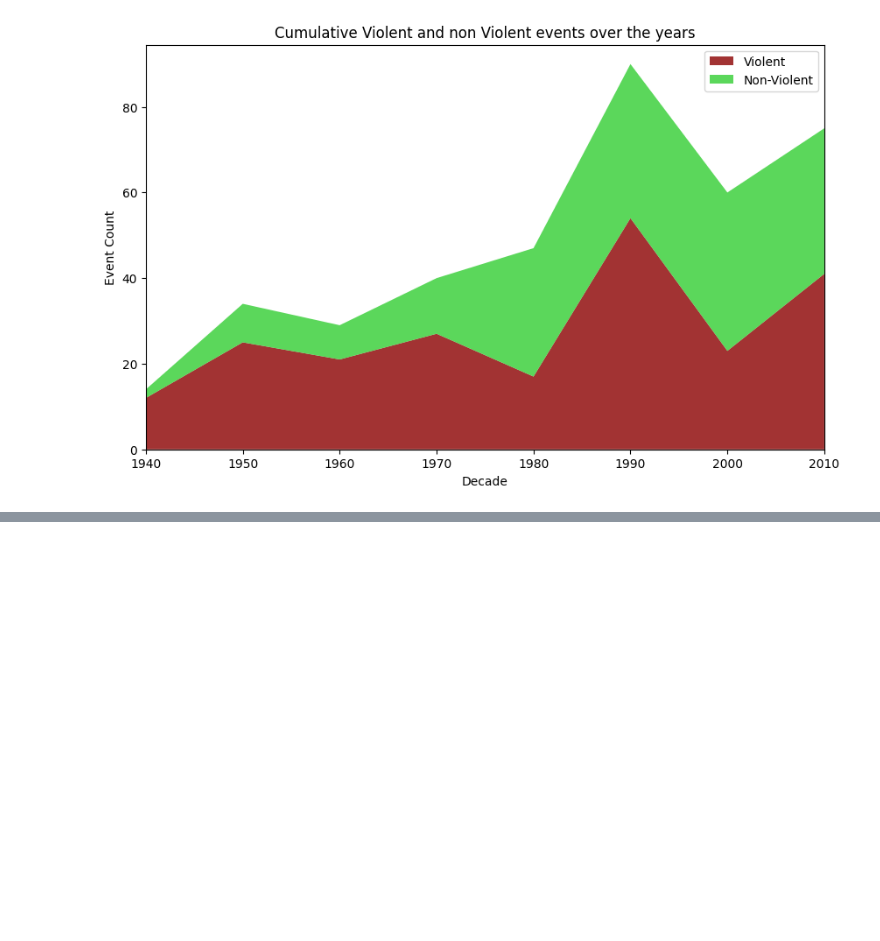
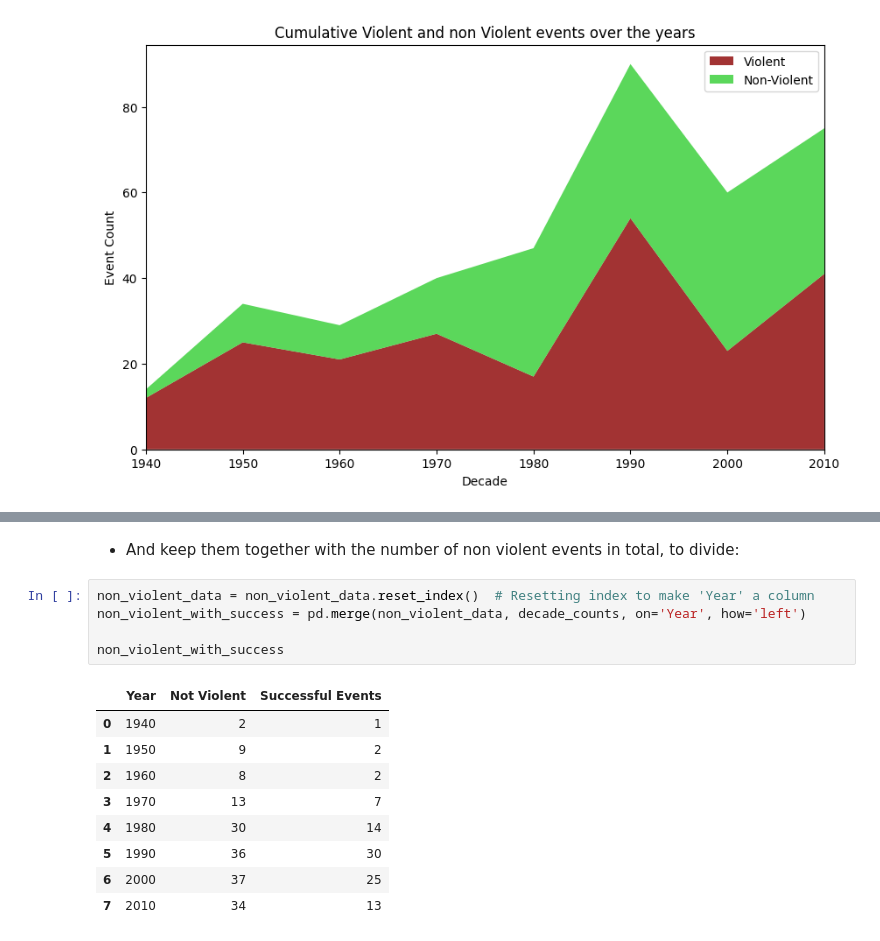
Before and after one commit to Mike-gag/WhyCivilResistanceWorks, a Jupyter notebook: WhyCivilResistanceWorks_gaganis_8200234.ipynb, the cells around one changed output, grey strips where cells are left out. Saved outputs shown, nothing was run; the diff lists cells and outputs as text; blank space fills up the shorter version.

```diff
--- a/WhyCivilResistanceWorks_gaganis_8200234.ipynb
+++ b/WhyCivilResistanceWorks_gaganis_8200234.ipynb
@@ -162,0 +182,17 @@ plt.show()
+# %% [markdown]
+* And keep them together with the number of non violent events in total, to divide:
+# %%
+non_violent_data = non_violent_data.reset_index()  # Resetting index to make 'Year' a column
+non_violent_with_success = pd.merge(non_violent_data, decade_counts, on='Year', how='left')
+
+non_violent_with_success
+# %% [output]
+|  | Year | Not Violent | Successful Events |
+| 0 | 1940 | 2 | 1 |
+| 1 | 1950 | 9 | 2 |
+| 2 | 1960 | 8 | 2 |
+| 3 | 1970 | 13 | 7 |
+| 4 | 1980 | 30 | 14 |
+| 5 | 1990 | 36 | 30 |
+| 6 | 2000 | 37 | 25 |
+| 7 | 2010 | 34 | 13 |
```
Also changed, not shown: parts of 7 cells of this notebook.
